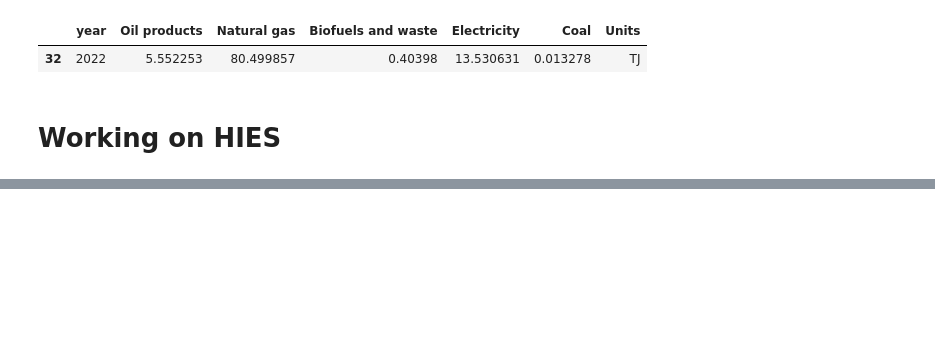
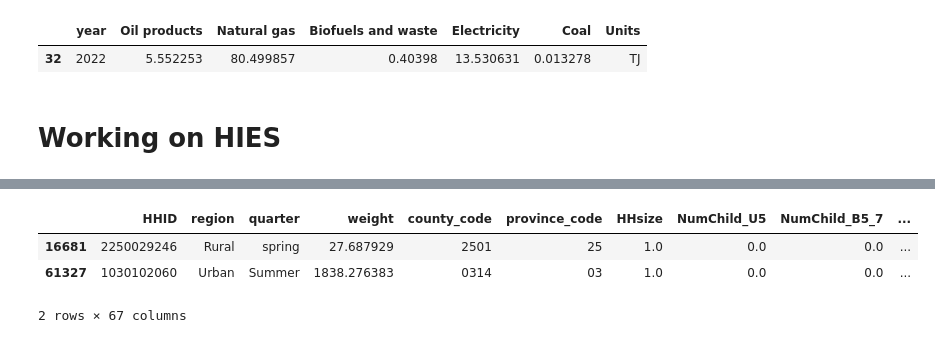
Before and after one commit to sinanarimani/energy-poverty, a Jupyter notebook: evaluation.ipynb, the cells around one changed output, grey strips where cells are left out. Cells and saved outputs as stored; diff of their text form; code cells hidden in the pictures; blank space fills up the shorter version.

```diff
--- a/evaluation.ipynb
+++ b/evaluation.ipynb
@@ -79,0 +173,32 @@ data = pd.read_
+# %%
+data["year"] = np.where(
+    data["year"] == 1403, 2024, np.where(
+        data["year"] == 1402, 2023, np.where(
+            data["year"] == 1401, 2022, np.where(
+                data["year"] == 1400, 2021, np.where(
+                    data["year"] == 99, 2020, np.where(
+                        data["year"] == 98, 2019, np.where(
+                            data["year"] == 97, 2018, np.where(
+                                data["year"] == 96, 2017, np.where(
+                                    data["year"] == 95, 2016, np.where(
+                                        data["year"] == 94, 2015, np.where(
+                                            data["year"] == 93, 2014, np.where(
+                                                data["year"] == 92, 2013, np.where(
+                                                    data["year"] == 91, 2012, np.where(
+                                                        data["year"] == 90, 2011, np.where(
+                                                            data["year"] == 89, 2010, pd.NA
+                                                        )
+                                                    )
+                                                )
+                                            )
+                                        )
+                                    )
+                                )
+                            )
+                        )
+                    )
+                )
+            )
+        )
+    )
+)
@@ -79,0 +226,7 @@ data = pd.read_
+# %%
+data.loc[data["energy_Ratio"]>90]
+# %% [output]
+|  | HHID | region | quarter | weight | county_code | province_code | HHsize | NumChild_U5 | NumChild_B5_7 | ... |
+| 16681 | 2250029246 | Rural | spring | 27.687929 | 2501 | 25 | 1.0 | 0.0 | 0.0 | ... |
+| 61327 | 1030102060 | Urban | Summer | 1838.276383 | 0314 | 03 | 1.0 | 0.0 | 0.0 | ... |
+2 rows × 67 columns
```
Also changed, not shown: parts of 7 cells of this notebook.
